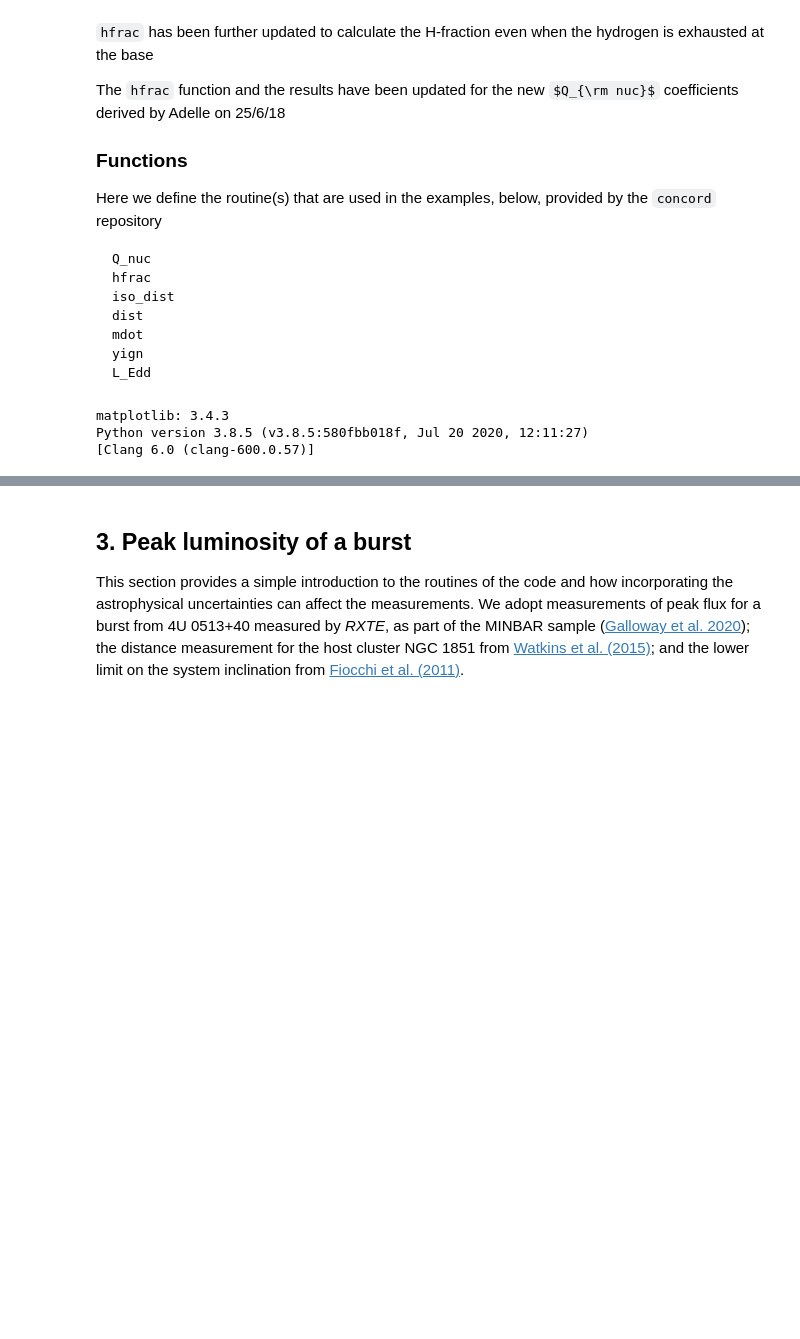
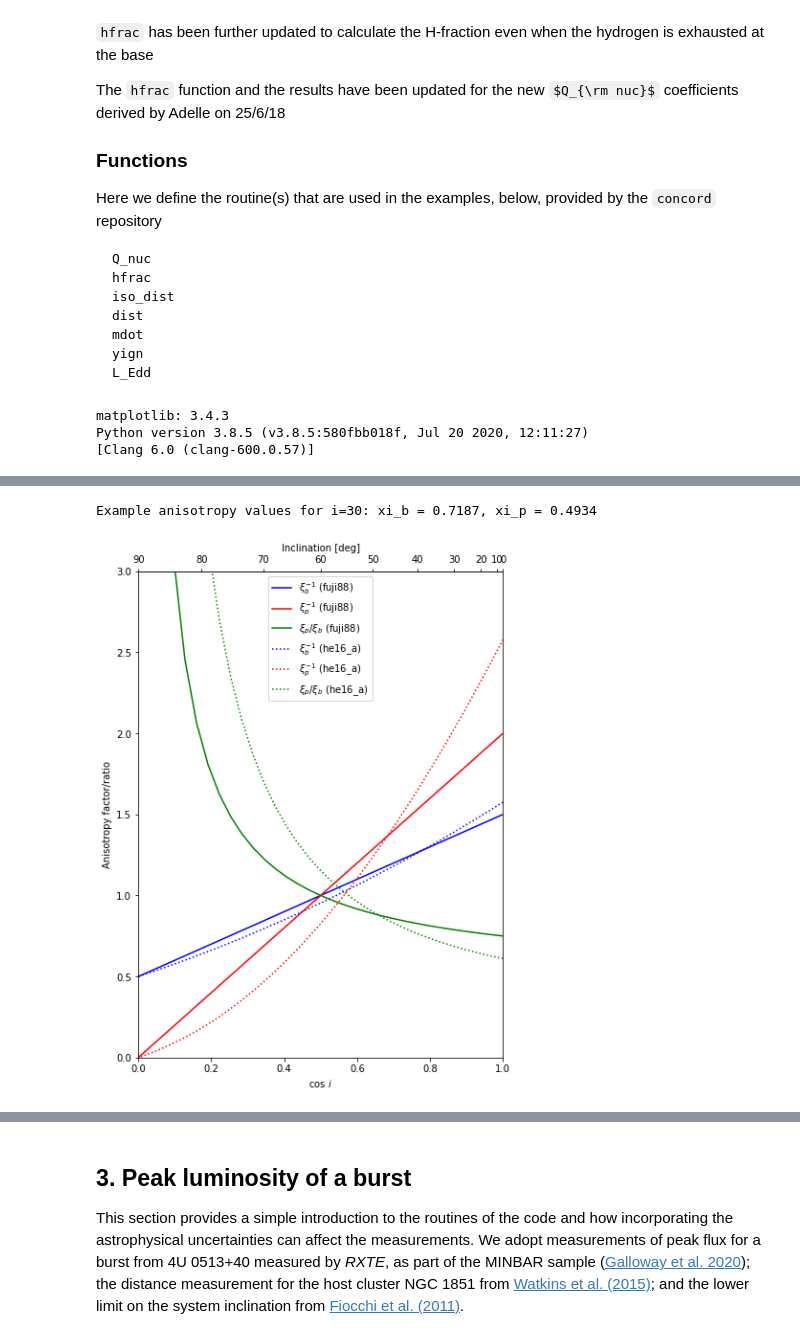
Before and after one commit to outs1der/concord, a Jupyter notebook: Inferring burster properties.ipynb, the cells around one changed output, grey strips where cells are left out. Cells and saved outputs as stored; diff of their text form; code cells hidden in the pictures; some formulas as TeX source; blank space fills up the shorter version.

Commit message:
Updated the test plot in diskmodel.py
Added a 2nd axis (inclination) at the top, and changed the labels for consistency with the rest of the suite

```diff
--- a/Inferring burster properties.ipynb
+++ b/Inferring burster properties.ipynb
@@ -70,0 +75,8 @@ Python version 3.8.5 (v3.8.5:580fbb018f, Jul 20 2020, 12:11:27)
+# %%
+xi_b, xi_p = cd.anisotropy(30*u.degree,test=True)
+print ('Example anisotropy values for i=30: xi_b = {:.4f}, xi_p = {:.4f}'.format(xi_b, xi_p))
+
+# plt.savefig("anisotropy.pdf", bbox_inches='tight')
+# %% [output]
+Example anisotropy values for i=30: xi_b = 0.7187, xi_p = 0.4934
+[figure, added]
```
Also changed, not shown: parts of 5 cells of this notebook, 1 other file.
